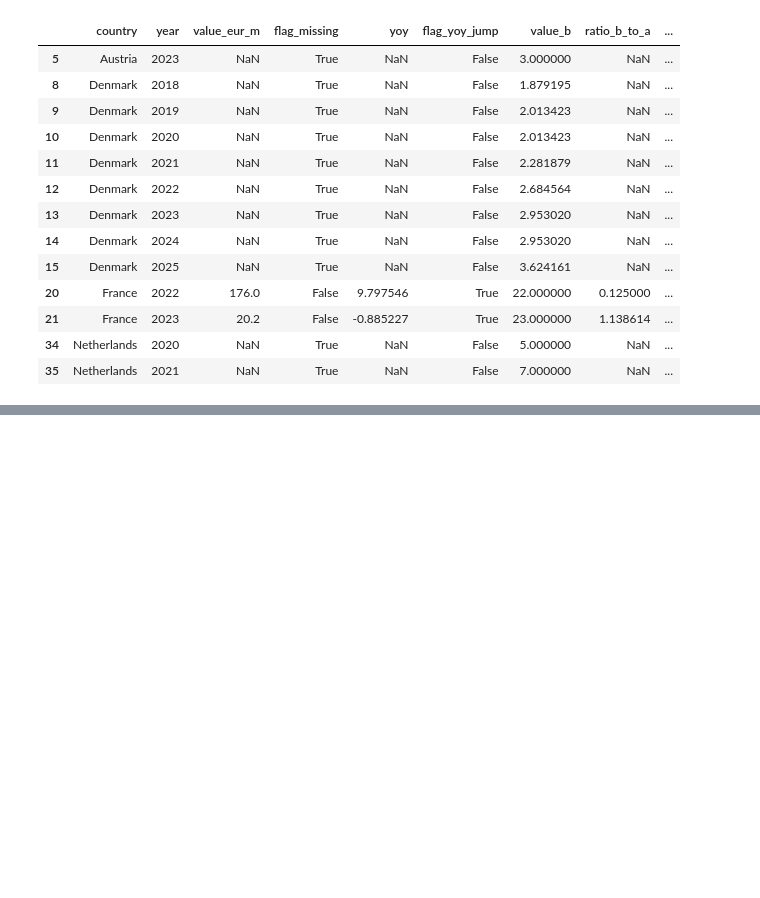
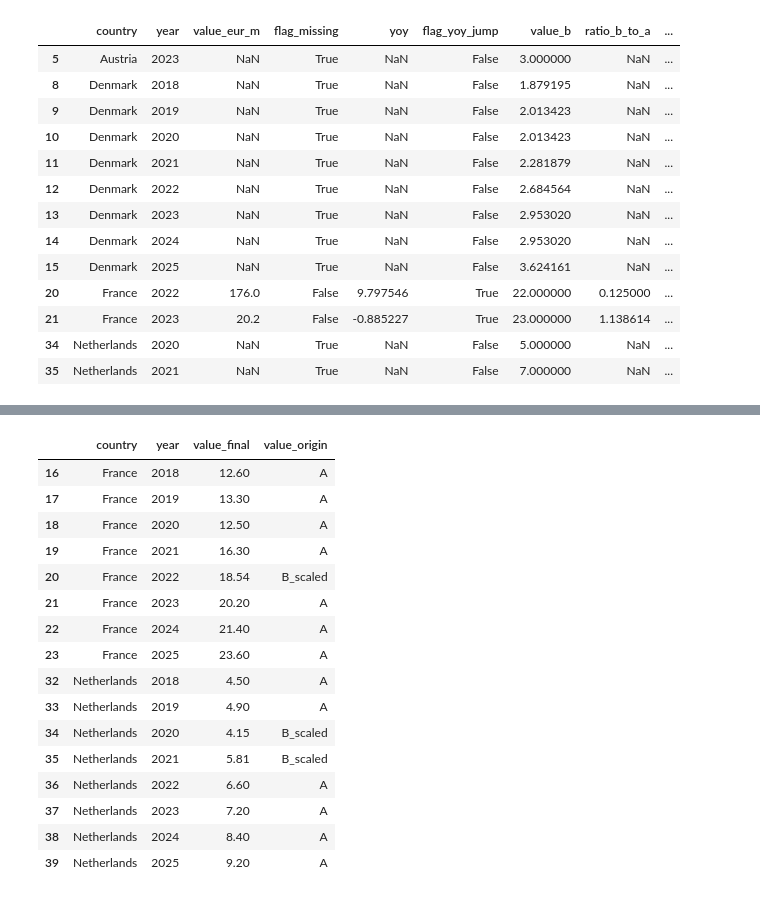
Before and after one commit to roshansrini26/analytics, a Jupyter notebook: market_analysis.ipynb, the cells around one changed output, grey strips where cells are left out. Cells and saved outputs as stored; diff of their text form; code cells hidden in the pictures; blank space fills up the shorter version.

```diff
--- a/market_analysis.ipynb
+++ b/market_analysis.ipynb
@@ -282,0 +453,20 @@ qa[qa[flag_cols].any(axis=1)]
+# %%
+m[m["country"].isin(["France", "Netherlands"])][["country", "year", "value_final", "value_origin"]].round(2)
+# %% [output]
+|  | country | year | value_final | value_origin |
+| 16 | France | 2018 | 12.60 | A |
+| 17 | France | 2019 | 13.30 | A |
+| 18 | France | 2020 | 12.50 | A |
+| 19 | France | 2021 | 16.30 | A |
+| 20 | France | 2022 | 18.54 | B_scaled |
+| 21 | France | 2023 | 20.20 | A |
+| 22 | France | 2024 | 21.40 | A |
+| 23 | France | 2025 | 23.60 | A |
+| 32 | Netherlands | 2018 | 4.50 | A |
+| 33 | Netherlands | 2019 | 4.90 | A |
+| 34 | Netherlands | 2020 | 4.15 | B_scaled |
+| 35 | Netherlands | 2021 | 5.81 | B_scaled |
+| 36 | Netherlands | 2022 | 6.60 | A |
+| 37 | Netherlands | 2023 | 7.20 | A |
+| 38 | Netherlands | 2024 | 8.40 | A |
+| 39 | Netherlands | 2025 | 9.20 | A |
```
Also changed, not shown: parts of 33 cells of this notebook, 1 other file.
